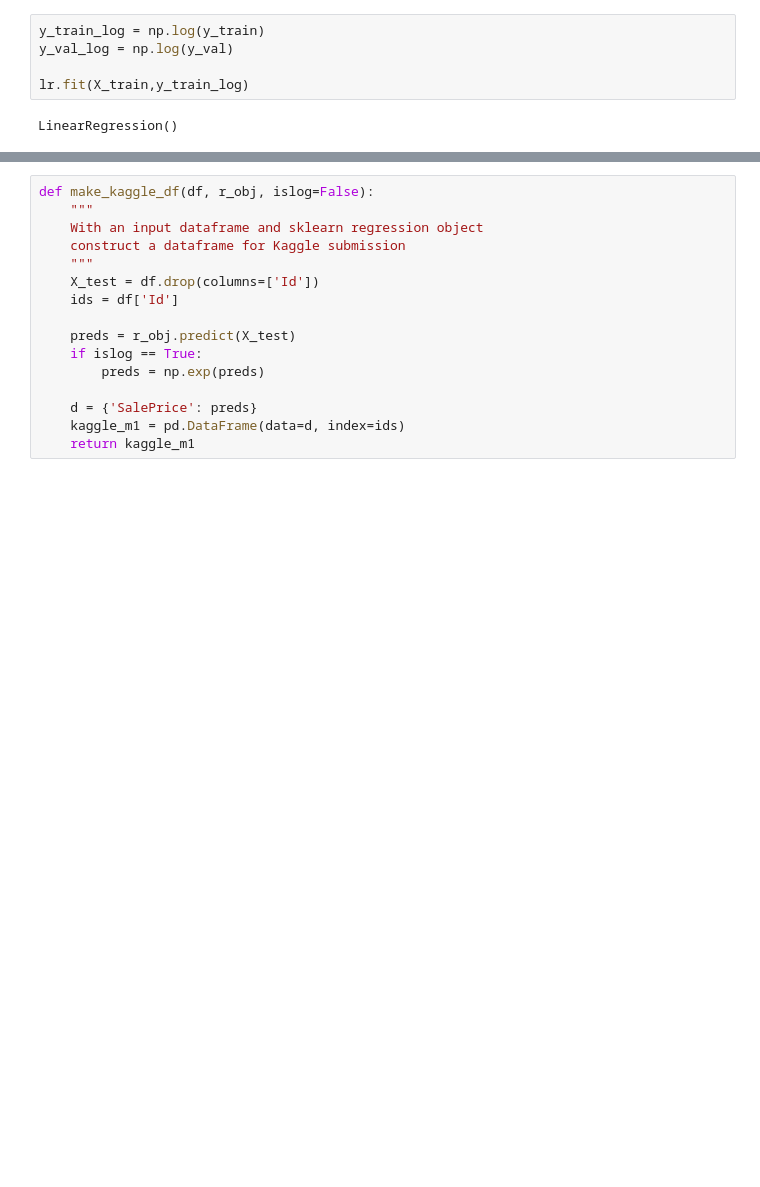
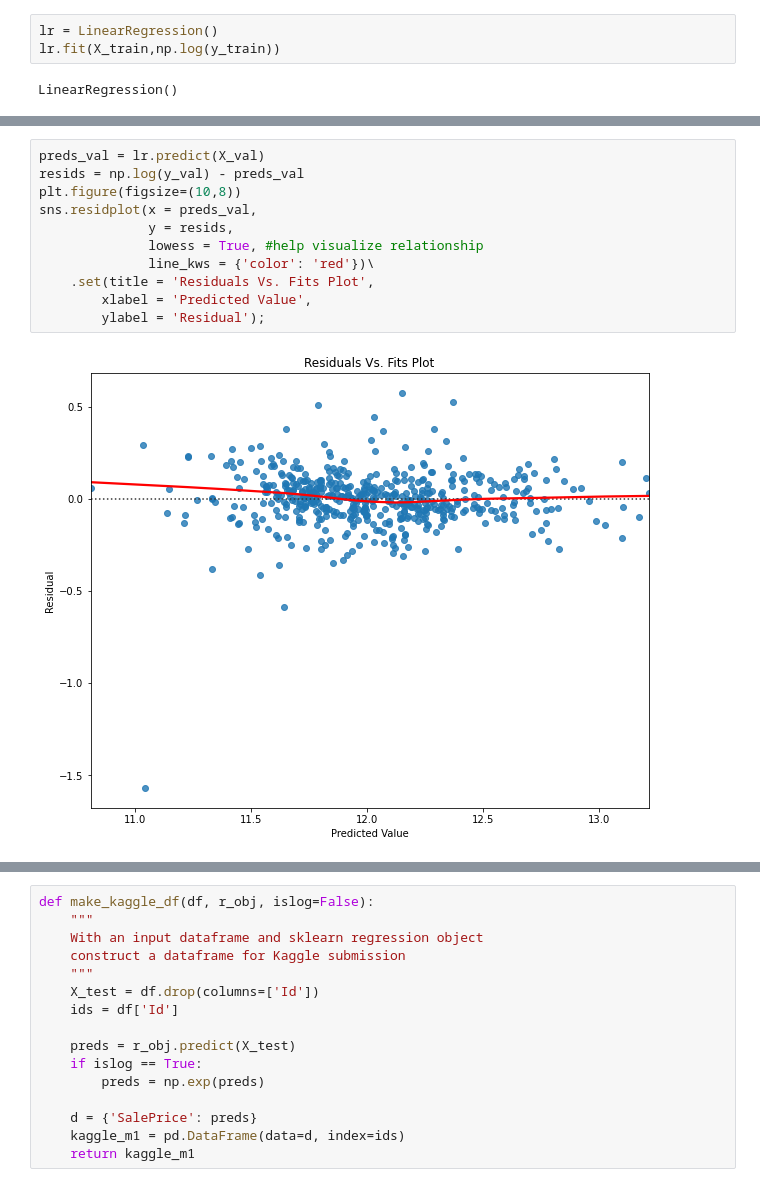
Before and after one commit to martijndevries/AmesHousingPrices, a Jupyter notebook: code/Modeling.ipynb, the cells around one changed output, grey strips where cells are left out. Drawn from its saved outputs; the diff is of its cells as text; blank space fills up the shorter version.

```diff
--- a/code/Modeling.ipynb
+++ b/code/Modeling.ipynb
@@ -48,8 +109,6 @@ In the feature engineering notebook, we saw that it seems that at least for some
 # %%
-y_train_log = np.log(y_train)
-y_val_log = np.log(y_val)
-
-lr.fit(X_train,y_train_log)
+lr = LinearRegression()
+lr.fit(X_train,np.log(y_train))
 # %% [output]
 LinearRegression()
 # %%
@@ -74,0 +125,13 @@ rmse_train, rmse_val
+# %%
+preds_val = lr.predict(X_val)
+resids = np.log(y_val) - preds_val
+plt.figure(figsize=(10,8))
+sns.residplot(x = preds_val,
+              y = resids,
+              lowess = True, #help visualize relationship
+              line_kws = {'color': 'red'})\
+    .set(title = 'Residuals Vs. Fits Plot',
+        xlabel = 'Predicted Value',
+        ylabel = 'Residual');
+# %% [output]
+[figure, added]
```
Also changed, not shown: parts of 53 cells of this notebook, 19 other files.
